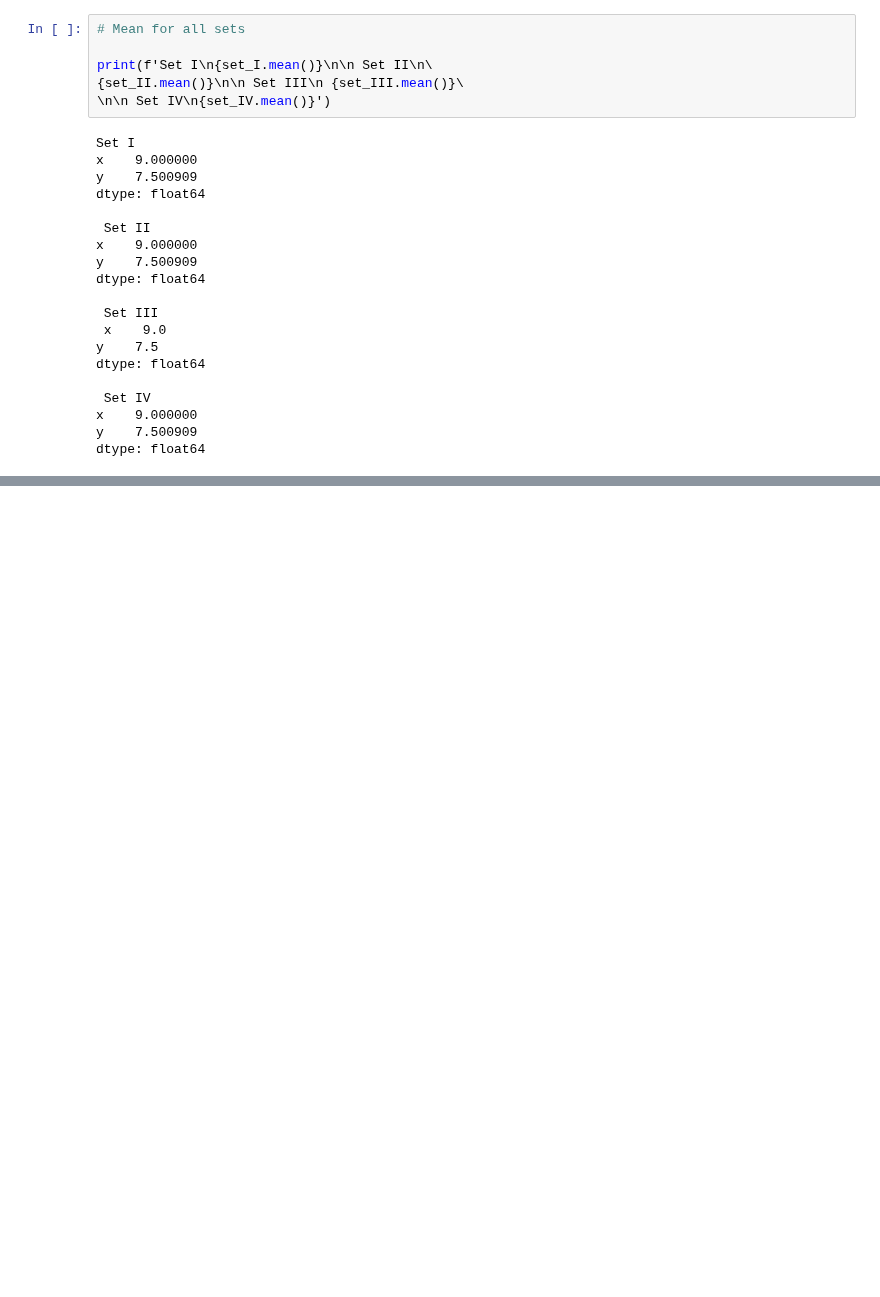
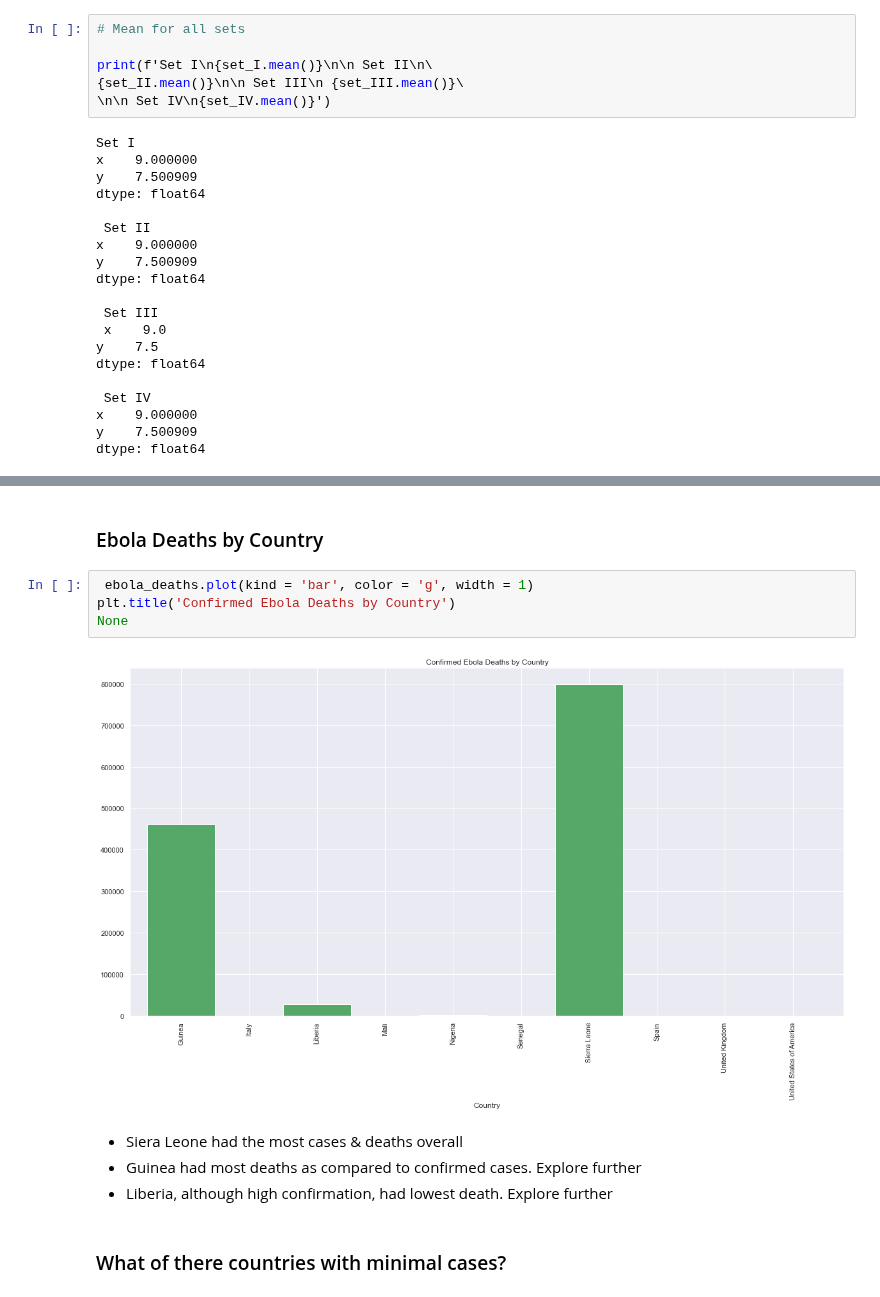
Before and after one commit to stephenkipkurui/Data-Science-Playground, a Jupyter notebook: Pandas4Everyone/Visualizations .ipynb, the cells around one changed output, grey strips where cells are left out. Cells and saved outputs as stored; diff of their text form; blank space fills up the shorter version.

```diff
--- a/Pandas4Everyone/Visualizations .ipynb
+++ b/Pandas4Everyone/Visualizations .ipynb
@@ -92,0 +174,14 @@ plt.show()
+# %% [markdown]
+### Ebola Deaths by Country
+# %%
+ ebola_deaths.plot(kind = 'bar', color = 'g', width = 1)
+plt.title('Confirmed Ebola Deaths by Country')
+None
+# %% [output]
+[figure, added]
+# %% [markdown]
+- Siera Leone had the most cases & deaths overall
+- Guinea had most deaths as compared to confirmed cases. Explore further
+- Liberia, although high confirmation, had lowest death. Explore further
+# %% [markdown]
+### What of there countries with minimal cases?
```
Also changed, not shown: parts of 39 cells of this notebook, 1 other file.
